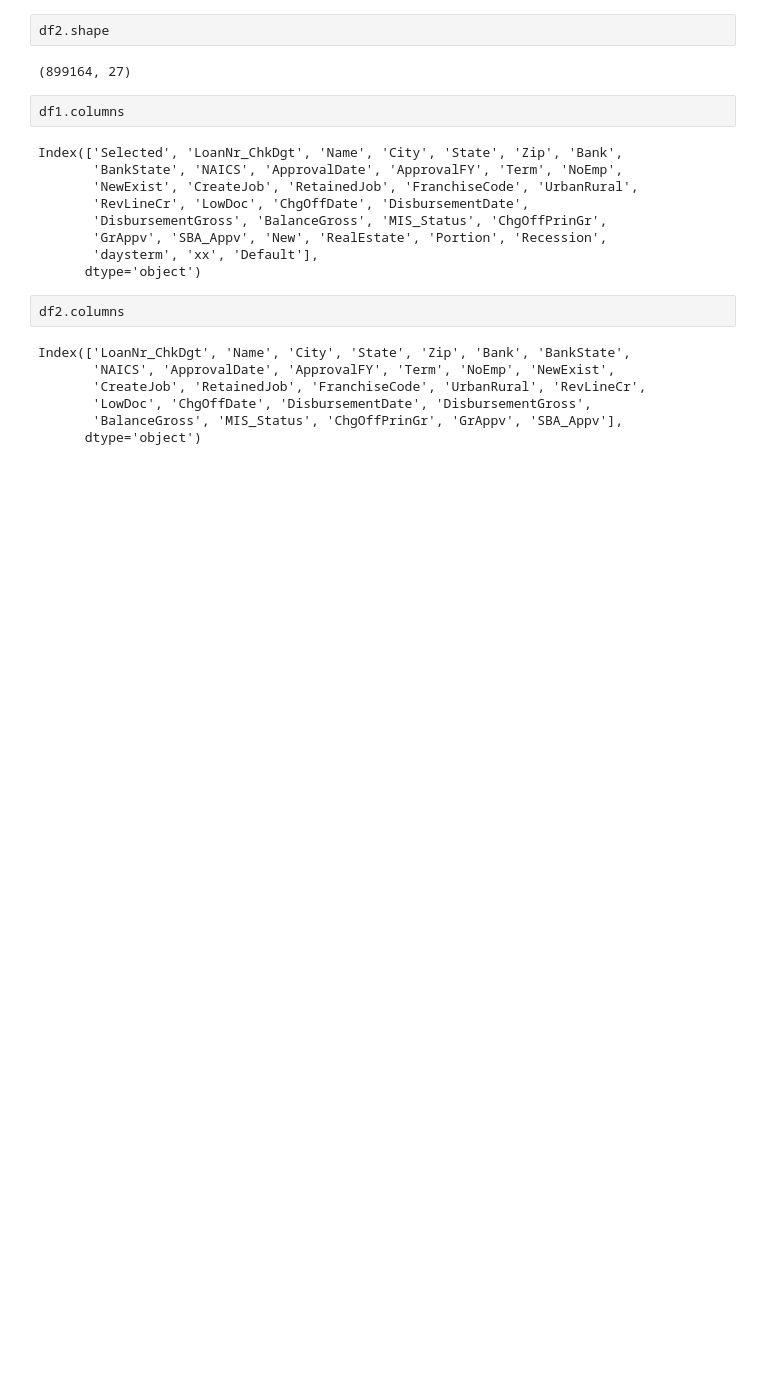
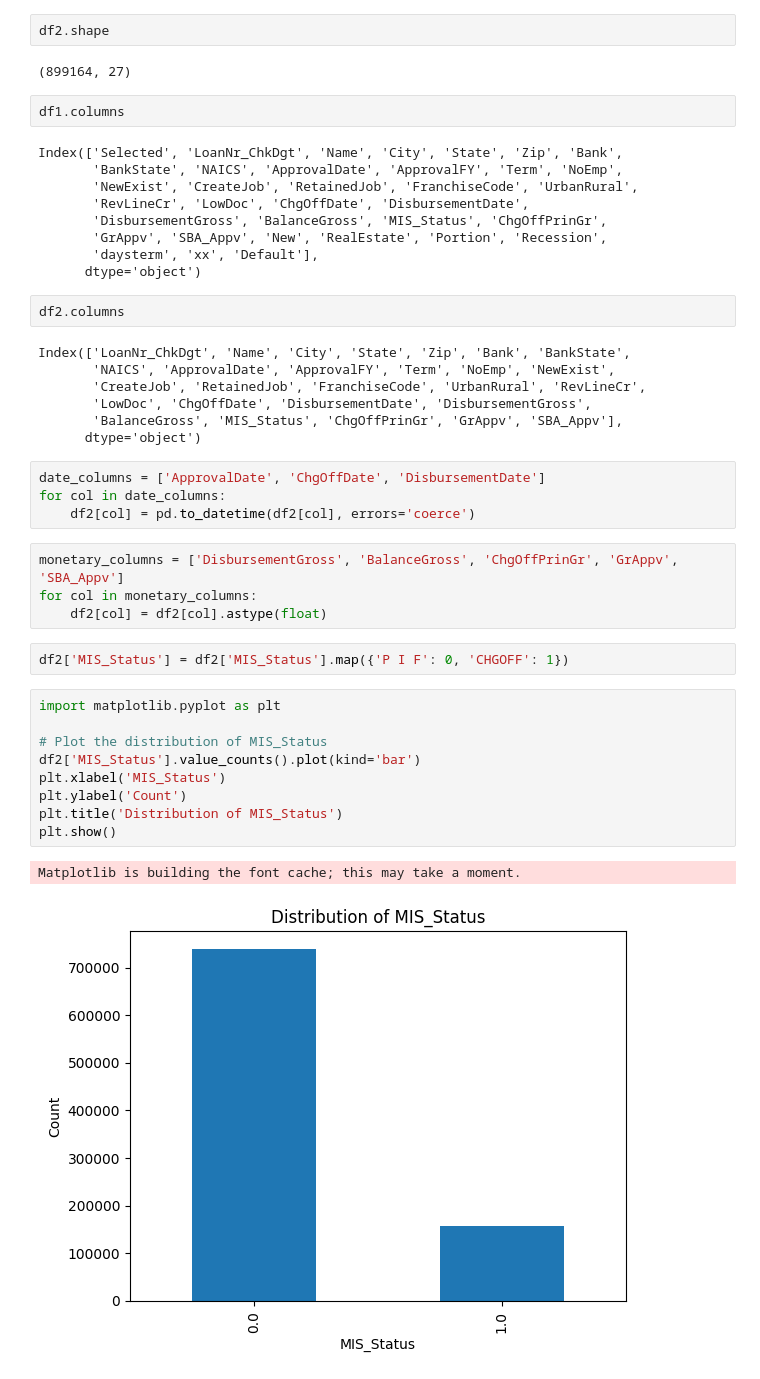
Before and after one commit to Founder-s-Hack/models, a Jupyter notebook: exploration.ipynb, the cells around one changed output. Drawn from its saved outputs; the diff is of its cells as text; blank space fills up the shorter version.

```diff
--- a/exploration.ipynb
+++ b/exploration.ipynb
@@ -31,3 +31,25 @@ Index(['LoanNr_ChkDgt', 'Name', 'City', 'State', 'Zip', 'Bank', 'BankState',
        'LowDoc', 'ChgOffDate', 'DisbursementDate', 'DisbursementGross',
        'BalanceGross', 'MIS_Status', 'ChgOffPrinGr', 'GrAppv', 'SBA_Appv'],
       dtype='object')
+# %%
+date_columns = ['ApprovalDate', 'ChgOffDate', 'DisbursementDate']
+for col in date_columns:
+    df2[col] = pd.to_datetime(df2[col], errors='coerce')
+# %%
+monetary_columns = ['DisbursementGross', 'BalanceGross', 'ChgOffPrinGr', 'GrAppv', 'SBA_Appv']
+for col in monetary_columns:
+    df2[col] = df2[col].astype(float)
+# %%
+df2['MIS_Status'] = df2['MIS_Status'].map({'P I F': 0, 'CHGOFF': 1})
+# %%
+import matplotlib.pyplot as plt
+
+# Plot the distribution of MIS_Status
+df2['MIS_Status'].value_counts().plot(kind='bar')
+plt.xlabel('MIS_Status')
+plt.ylabel('Count')
+plt.title('Distribution of MIS_Status')
+plt.show()
+# %% [output]
+Matplotlib is building the font cache; this may take a moment.
+[figure, added]
```
Also changed, not shown: parts of 4 cells of this notebook, 4 other files.
